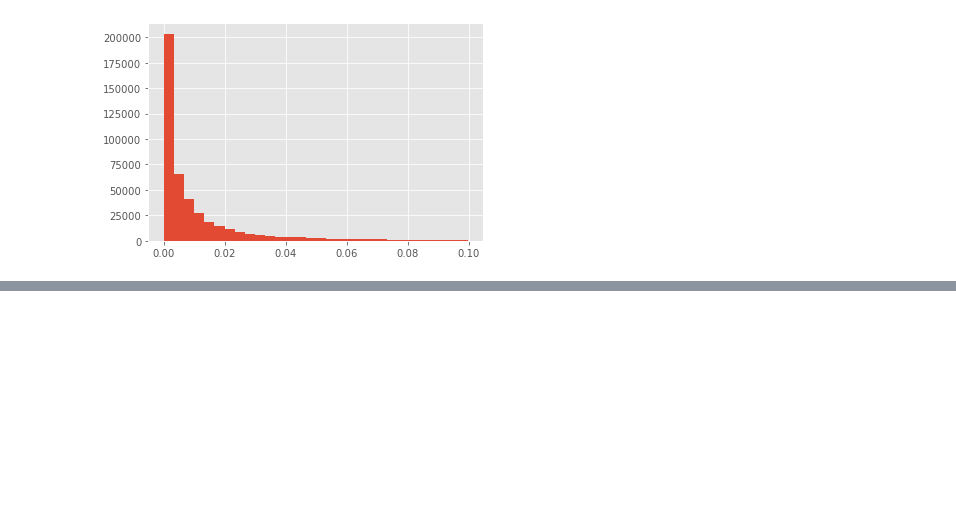
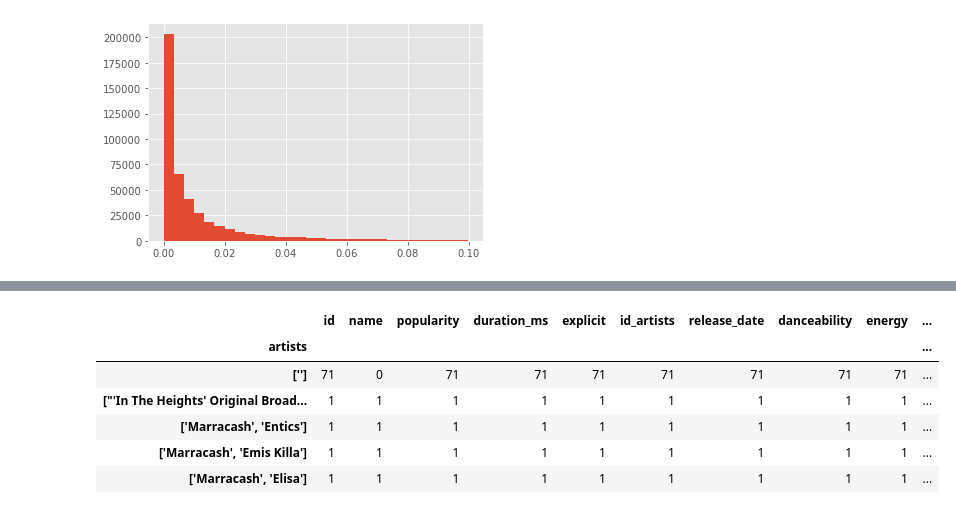
Before and after one commit to mattslatt/music_in_motion_acoustic_signatures, a Jupyter notebook: notebooks/artists.ipynb, the cells around one changed output, grey strips where cells are left out. Saved outputs shown, nothing was run; the diff lists cells and outputs as text; code cells hidden in the pictures; blank space fills up the shorter version.

```diff
--- a/notebooks/artists.ipynb
+++ b/notebooks/artists.ipynb
@@ -408,0 +414,7 @@ genre_artists[genre_artists['genres'] == "'austin americana'"].sort_values('risi
+# %%
+# split track artists into distinct rows
+
+tracks_artists['artists'] = tracks_artists.loc[:, 'artists'].str.strip("[]")
+tracks_split = tracks_artists.assign(artists=tracks_artists['artists'].str.split(', ')).explode('artists')
+tracks_split['artists'] = tracks_split.loc[:, 'artists'].str.strip("'")
+tracks_split.head()
@@ -408,0 +521,10 @@ genre_artists[genre_artists['genres'] == "'austin americana'"].sort_values('risi
+# %%
+tracks_artists.groupby('artists').count().sort_values('name').head()
+# %% [output]
+|  | id | name | popularity | duration_ms | explicit | id_artists | release_date | danceability | energy | ... |
+| artists |  |  |  |  |  |  |  |  |  | ... |
+| [''] | 71 | 0 | 71 | 71 | 71 | 71 | 71 | 71 | 71 | ... |
+| ["'In The Heights' Original Broad... | 1 | 1 | 1 | 1 | 1 | 1 | 1 | 1 | 1 | ... |
+| ['Marracash', 'Entics'] | 1 | 1 | 1 | 1 | 1 | 1 | 1 | 1 | 1 | ... |
+| ['Marracash', 'Emis Killa'] | 1 | 1 | 1 | 1 | 1 | 1 | 1 | 1 | 1 | ... |
+| ['Marracash', 'Elisa'] | 1 | 1 | 1 | 1 | 1 | 1 | 1 | 1 | 1 | ... |
```
Also changed, not shown: parts of 15 cells of this notebook, 3 other files.
